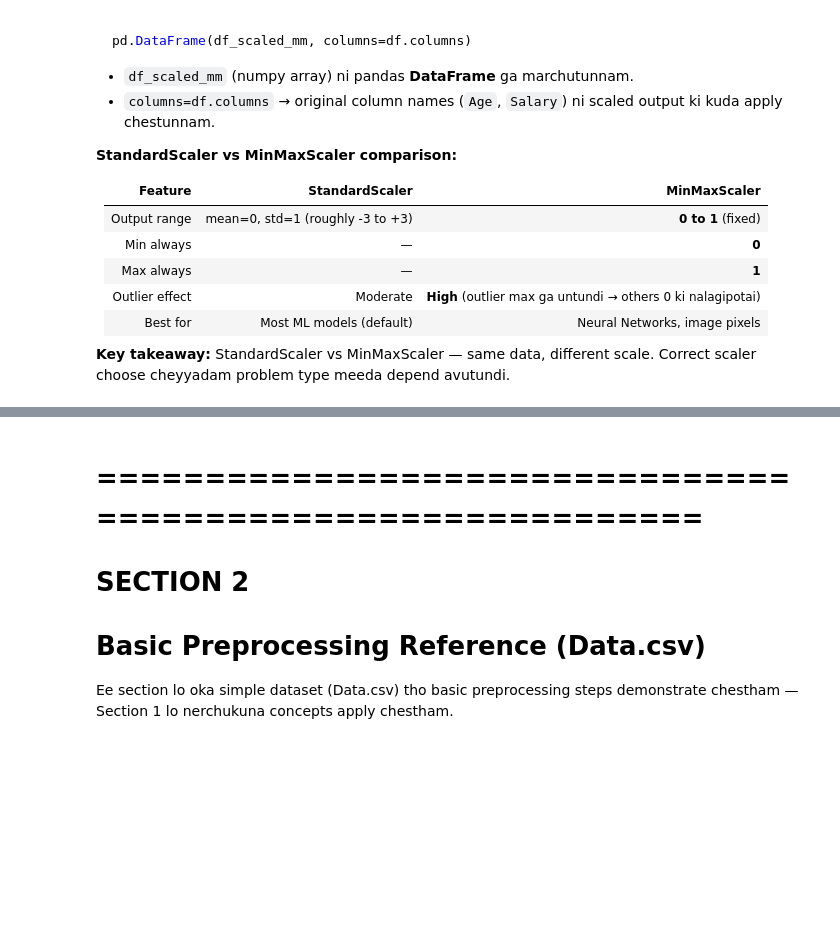
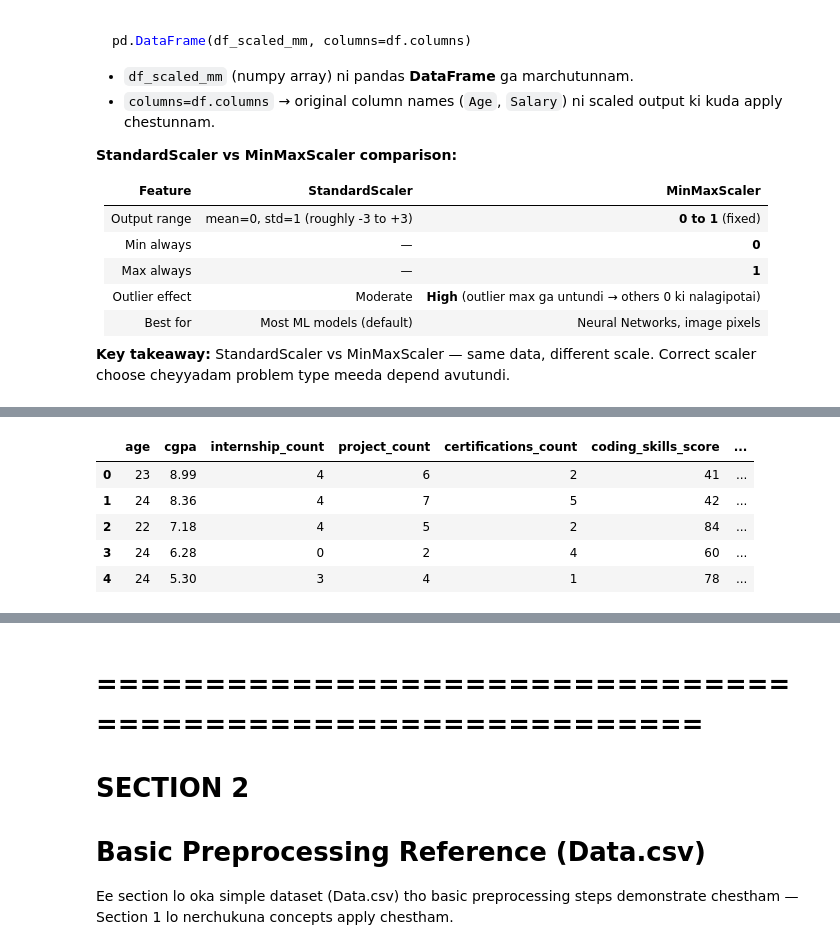
Before and after one commit to saikumarreddyk510-byte/AILearnings, a Jupyter notebook: ML/dataPreprocessing/data_preprocessing_tools.ipynb, the cells around one changed output, grey strips where cells are left out. Saved outputs shown, nothing was run; the diff lists cells and outputs as text; code cells hidden in the pictures; blank space fills up the shorter version.

```diff
--- a/ML/dataPreprocessing/data_preprocessing_tools.ipynb
+++ b/ML/dataPreprocessing/data_preprocessing_tools.ipynb
@@ -1711,0 +1856,27 @@ pd.DataFrame(df_scaled_mm, columns=df.columns)
+# %%
+# -----------------------------
+# Preprocessing
+# -----------------------------
+
+# Step 12: Target column (placement_status) ni y ga, migatha anni columns ni features (X) ga separate chestunnam.
+y = df["placement_status"]
+X = df.drop(columns=["placement_status"])
+
+# Step 13: student_id laanti ID column model ki pattern nerchukovadaniki upayogam ledu, kabatti teesestunnam.
+if "student_id" in X.columns:
+    X = X.drop(columns=["student_id"])
+
+# Step 14: Object (text) dtype unna categorical columns ni identify chestunnam.
+cat_cols = X.select_dtypes(include=["object"]).columns.tolist()
+print("Categorical columns:", cat_cols)
+
+# Step 15: Categorical columns ni one-hot encoding tho 0/1 numerical columns ga marustunnam (drop_first multicollinearity avoid cheyyadaniki).
+X_enc = pd.get_dummies(X, columns=cat_cols, drop_first=True)
+
+# Step 16: Target labels (Placed/Not Placed) ni numbers (0/1) ga marchadaniki LabelEncoder vadutunnam.
+le = LabelEncoder()
+y_enc = le.fit_transform(y)
+
+# Step 17: Encoding tarvata final feature shape and target classes verify chestunnam.
+print("\nEncoded feature shape:", X_enc.shape)
+print("Target classes:", list(le.classes_))
@@ -1711,0 +1931,10 @@ pd.DataFrame(df_scaled_mm, columns=df.columns)
+# %%
+# Step 18: One-hot encoding tarvata X_enc ela unnado (columns, values) chudataniki head() print chestunnam.
+X_enc.head()
+# %% [output]
+|  | age | cgpa | internship_count | project_count | certifications_count | coding_skills_score | ... |
+| 0 | 23 | 8.99 | 4 | 6 | 2 | 41 | ... |
+| 1 | 24 | 8.36 | 4 | 7 | 5 | 42 | ... |
+| 2 | 22 | 7.18 | 4 | 5 | 2 | 84 | ... |
+| 3 | 24 | 6.28 | 0 | 2 | 4 | 60 | ... |
+| 4 | 24 | 5.30 | 3 | 4 | 1 | 78 | ... |
```
Also changed, not shown: parts of 57 cells of this notebook, 3 other files.
